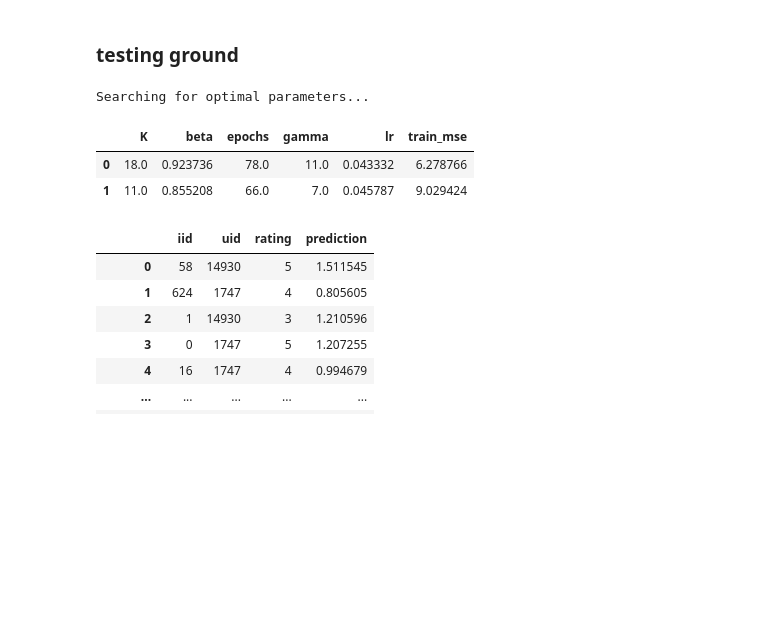
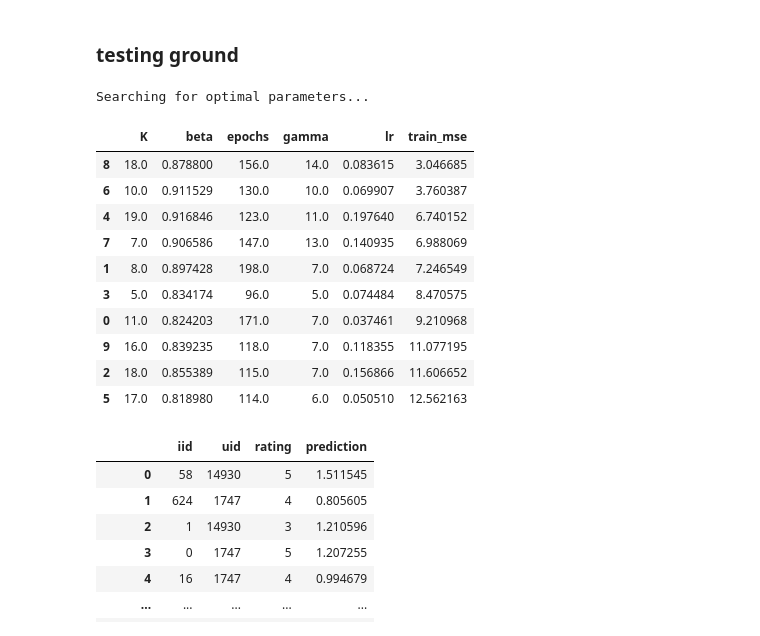
Before and after one commit to ColinB19/BookRecommender, a Jupyter notebook: fromScratch.ipynb, the cells around one changed output. Drawn from its saved outputs; the diff is of its cells as text; code cells hidden in the pictures; blank space fills up the shorter version.

```diff
--- a/fromScratch.ipynb
+++ b/fromScratch.ipynb
@@ -5,7 +5,7 @@ import numpy as np
 from scipy import sparse
 import pandas as pd
 # %%
-pipeline = tf.MSEPipeline()
+pipeline = mp.MSEPipeline()
 pipeline.preprocess()
 train, test, validation = pipeline.split_test_train()
 # %% [output]
@@ -540,8 +536,11 @@ def gradient_descent(df,
         v_item = beta*v_item + (1-beta)*grad_item
 
         # update the embedded matrices
-        user_features = user_features - learning_rate*v_user
-        item_features = item_features - learning_rate*v_item
+#         user_features = user_features - learning_rate*v_user
+#         item_features = item_features - learning_rate*v_item
+
+        user_features = user_features - learning_rate*grad_user
+        item_features = item_features - learning_rate*grad_item
 
         # just print out values every so often to see what is happening
         # with the algo.
@@ -569,11 +568,11 @@ def sample_hyperparameters():
     This function returns a random value for each hyperparameter for MSE gradient descent.
     '''
     return {
-        "K": np.random.randint(10, 20),
-        "lr": np.random.normal(0.05, 0.025),
+        "K": np.random.randint(5, 20),
+        "lr": np.random.normal(0.1, 0.05),
         "beta": np.random.normal(0.9, 0.05),
         "gamma": np.random.randint(5, 15),
-        "epochs": np.random.randint(50, 80)
+        "epochs": np.random.randint(50, 200)
     }
 
 
@@ -686,12 +685,20 @@ class MSErec():
 # %%
 model = MSErec(df = train)
 # %%
-model.paramSearch(num_samples=2)
+model.paramSearch(num_samples=10)
 # %% [output]
 Searching for optimal parameters...
 |  | K | beta | epochs | gamma | lr | train_mse |
-| 0 | 18.0 | 0.923736 | 78.0 | 11.0 | 0.043332 | 6.278766 |
-| 1 | 11.0 | 0.855208 | 66.0 | 7.0 | 0.045787 | 9.029424 |
+| 8 | 18.0 | 0.878800 | 156.0 | 14.0 | 0.083615 | 3.046685 |
+| 6 | 10.0 | 0.911529 | 130.0 | 10.0 | 0.069907 | 3.760387 |
+| 4 | 19.0 | 0.916846 | 123.0 | 11.0 | 0.197640 | 6.740152 |
+| 7 | 7.0 | 0.906586 | 147.0 | 13.0 | 0.140935 | 6.988069 |
+| 1 | 8.0 | 0.897428 | 198.0 | 7.0 | 0.068724 | 7.246549 |
+| 3 | 5.0 | 0.834174 | 96.0 | 5.0 | 0.074484 | 8.470575 |
+| 0 | 11.0 | 0.824203 | 171.0 | 7.0 | 0.037461 | 9.210968 |
+| 9 | 16.0 | 0.839235 | 118.0 | 7.0 | 0.118355 | 11.077195 |
+| 2 | 18.0 | 0.855389 | 115.0 | 7.0 | 0.156866 | 11.606652 |
+| 5 | 17.0 | 0.818980 | 114.0 | 6.0 | 0.050510 | 12.562163 |
 # %%
 predict(train, model.user_features, model.item_features)
 # %% [output]
```
Also changed, not shown: parts of 4 cells of this notebook, 2 other files.
